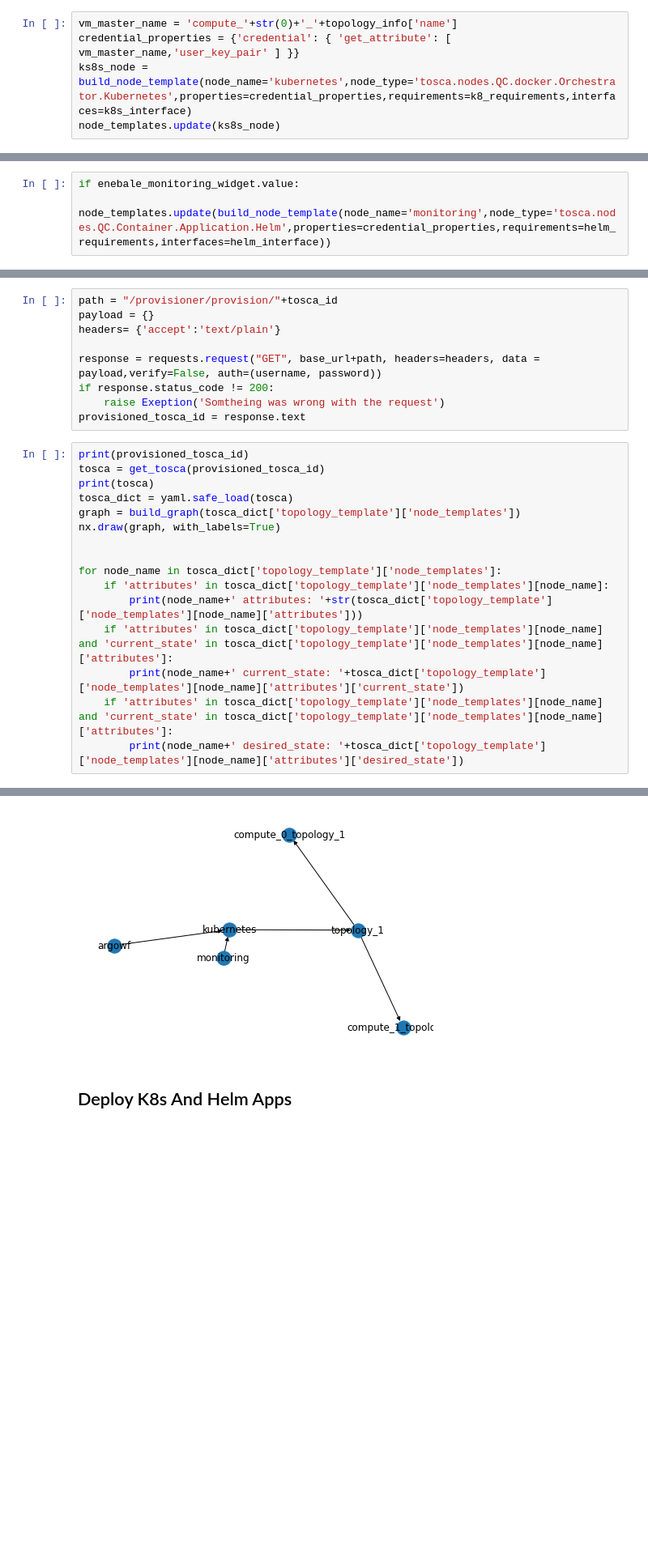
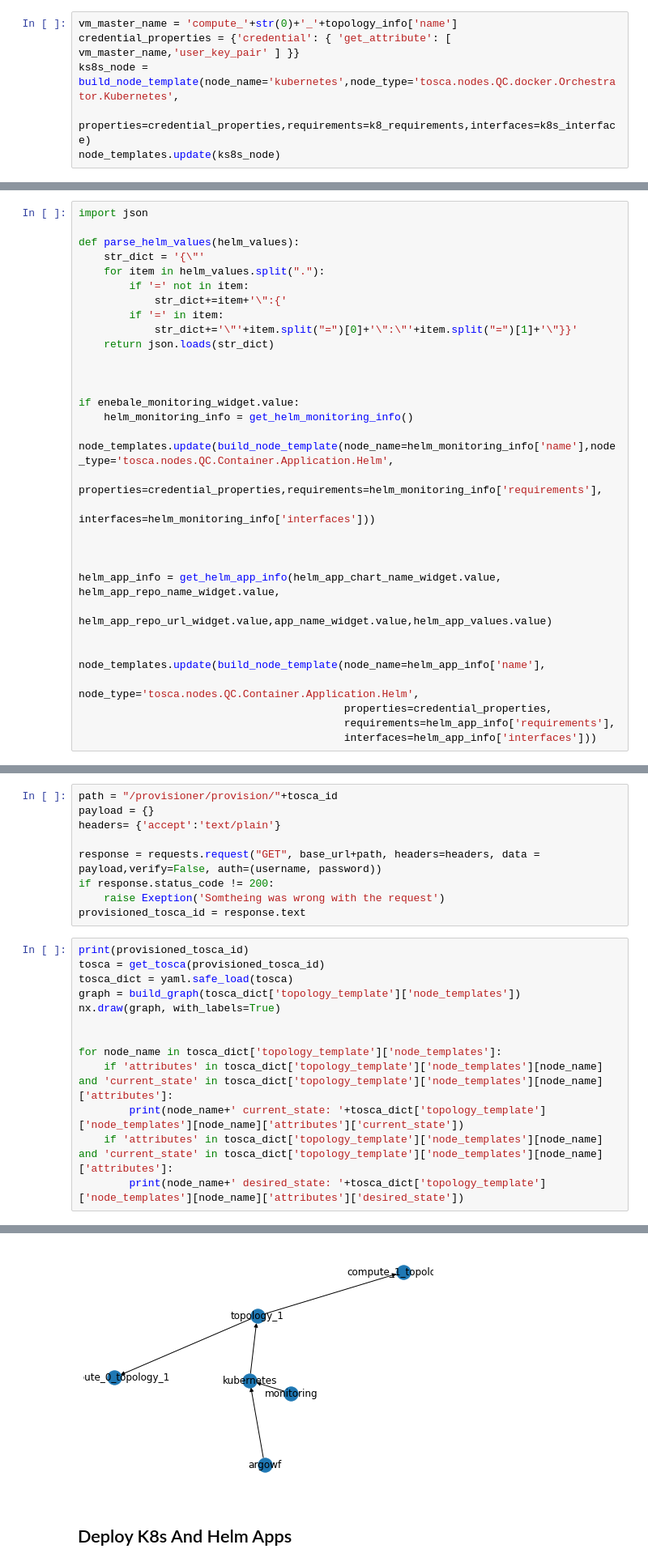
Before and after one commit to qcdis-sdia/jupyter_notebook_ui, a Jupyter notebook: ui.ipynb, the cells around one changed output, grey strips where cells are left out. Shown at 81% size. Cells and saved outputs as stored; diff of their text form; blank space fills up the shorter version.

```diff
--- a/ui.ipynb
+++ b/ui.ipynb
@@ -468,5 +537,6 @@ Adding {'condition': [{'assert': [{'current_state': [{'equal': 'RUNNING'}]}]}],
 # %%
 vm_master_name = 'compute_'+str(0)+'_'+topology_info['name']
 credential_properties = {'credential': { 'get_attribute': [ vm_master_name,'user_key_pair' ] }}
-ks8s_node = build_node_template(node_name='kubernetes',node_type='tosca.nodes.QC.docker.Orchestrator.Kubernetes',properties=credential_properties,requirements=k8_requirements,interfaces=k8s_interface)
+ks8s_node = build_node_template(node_name='kubernetes',node_type='tosca.nodes.QC.docker.Orchestrator.Kubernetes',
+                                properties=credential_properties,requirements=k8_requirements,interfaces=k8s_interface)
 node_templates.update(ks8s_node)
@@ -499,6 +543,34 @@ node_templates.update(build_node_template(node_name=app_name_widget.value,node_t
-# %%
-if enebale_monitoring_widget.value:
-    node_templates.update(build_node_template(node_name='monitoring',node_type='tosca.nodes.QC.Container.Application.Helm',properties=credential_properties,requirements=helm_requirements,interfaces=helm_interface))
+# %%
+import json
+
+def parse_helm_values(helm_values):
+    str_dict = '{\"'
+    for item in helm_values.split("."):
+        if '=' not in item:
+            str_dict+=item+'\":{'
+        if '=' in item:
+            str_dict+='\"'+item.split("=")[0]+'\":\"'+item.split("=")[1]+'\"}}'
+    return json.loads(str_dict)
+
+
+
+if enebale_monitoring_widget.value:
+    helm_monitoring_info = get_helm_monitoring_info()
+    node_templates.update(build_node_template(node_name=helm_monitoring_info['name'],node_type='tosca.nodes.QC.Container.Application.Helm',
+                                                  properties=credential_properties,requirements=helm_monitoring_info['requirements'],
+                                              interfaces=helm_monitoring_info['interfaces']))
+
+
+
+helm_app_info = get_helm_app_info(helm_app_chart_name_widget.value, helm_app_repo_name_widget.value,
+                                  helm_app_repo_url_widget.value,app_name_widget.value,helm_app_values.value)
+
+
+node_templates.update(build_node_template(node_name=helm_app_info['name'],
+                                          node_type='tosca.nodes.QC.Container.Application.Helm',
+                                          properties=credential_properties,
+                                          requirements=helm_app_info['requirements'],
+                                          interfaces=helm_app_info['interfaces']))
 # %%
 import os
 
@@ -613,15 +685,12 @@ provisioned_tosca_id = response.text
 # %%
 print(provisioned_tosca_id)
 tosca = get_tosca(provisioned_tosca_id)
-print(tosca)
 tosca_dict = yaml.safe_load(tosca)
 graph = build_graph(tosca_dict['topology_template']['node_templates'])
 nx.draw(graph, with_labels=True)
 
 
 for node_name in tosca_dict['topology_template']['node_templates']:
-    if 'attributes' in tosca_dict['topology_template']['node_templates'][node_name]:
-        print(node_name+' attributes: '+str(tosca_dict['topology_template']['node_templates'][node_name]['attributes']))
     if 'attributes' in tosca_dict['topology_template']['node_templates'][node_name] and 'current_state' in tosca_dict['topology_template']['node_templates'][node_name]['attributes']:
         print(node_name+' current_state: '+tosca_dict['topology_template']['node_templates'][node_name]['attributes']['current_state'])
     if 'attributes' in tosca_dict['topology_template']['node_templates'][node_name] and 'current_state' in tosca_dict['topology_template']['node_templates'][node_name]['attributes']:
@@ -645,6 +700,6 @@ topology_1 attributes: {'credentials': [{'cloud_provider_name': 'Azure', 'extra_
 topology_1 current_state: RUNNING
 topology_1 desired_state: RUNNING
-[figure, old version]
+[figure, new version]
 # %% [markdown]
 ## Deploy K8s And Helm Apps
 # %%
```
Also changed, not shown: parts of 8 cells of this notebook.
